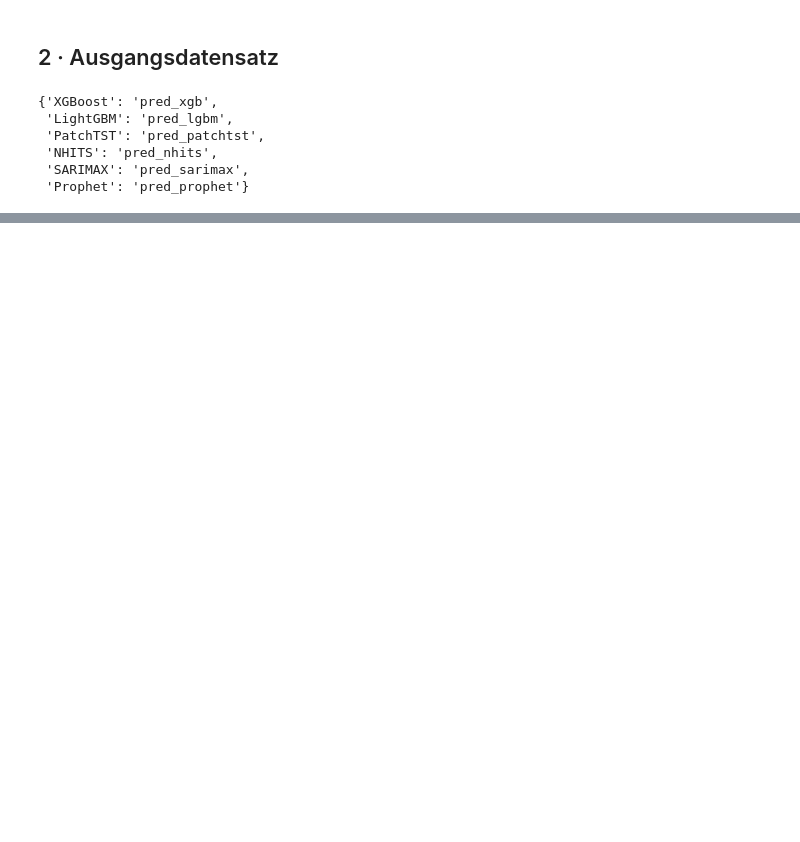
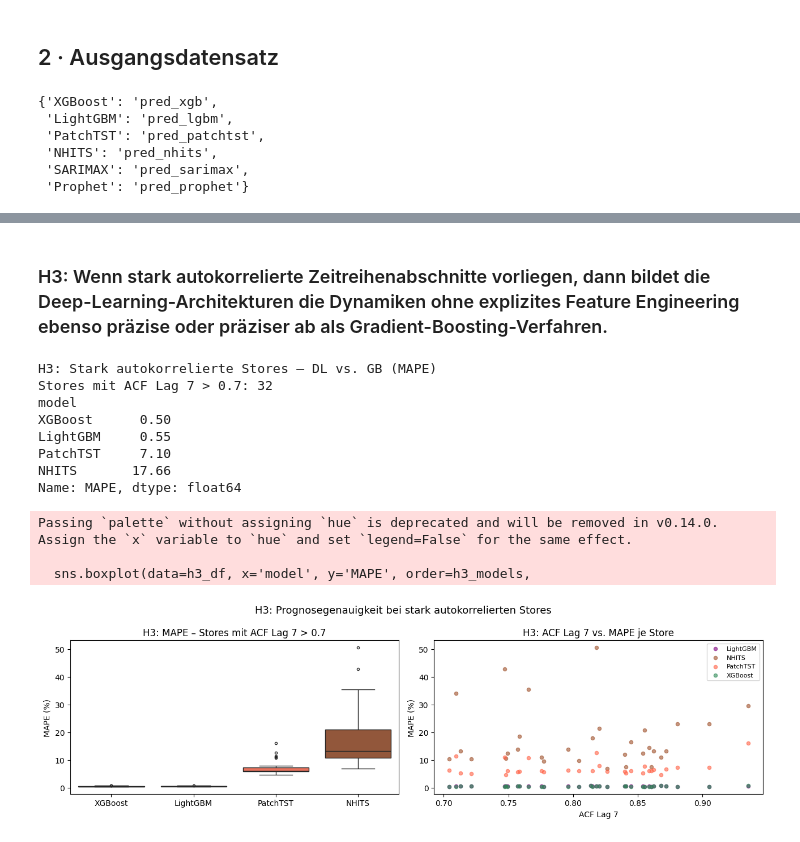
Before and after one commit to MadMax199/E-Commerce-Time-Series-Forecasting, a Jupyter notebook: 04_notebooks/06_hyptohesen_analyse.ipynb, the cells around one changed output, grey strips where cells are left out. Saved outputs shown, nothing was run; the diff lists cells and outputs as text; code cells hidden in the pictures; blank space fills up the shorter version.

```diff
--- a/04_notebooks/06_hyptohesen_analyse.ipynb
+++ b/04_notebooks/06_hyptohesen_analyse.ipynb
@@ -110,0 +284,46 @@ print(summary.sort_values('MAE'))
+# %% [markdown]
+### H3: Wenn stark autokorrelierte Zeitreihenabschnitte vorliegen, dann bildet die Deep-Learning-Architekturen die Dynamiken ohne explizites Feature Engineering ebenso präzise oder präziser ab als Gradient-Boosting-Verfahren.
+# %%
+print('H3: Stark autokorrelierte Stores – DL vs. GB (MAPE)')
+
+high_acf  = metrics_df[metrics_df['acf_lag7'] > 0.7]
+h3_models = ['XGBoost', 'LightGBM', 'PatchTST', 'NHITS']
+h3_df     = high_acf[high_acf['model'].isin(h3_models)]
+
+print(f'Stores mit ACF Lag 7 > 0.7: {high_acf["store_nbr"].nunique()}')
+print(h3_df.groupby('model')['MAPE'].mean().round(2).sort_values())
+
+fig, axes = plt.subplots(1, 2, figsize=(13, 4))
+sns.boxplot(data=h3_df, x='model', y='MAPE', order=h3_models,
+            palette=[MODELL_COLORS[m] for m in h3_models],
+            flierprops={'markersize': 3}, ax=axes[0])
+axes[0].set_title('H3: MAPE – Stores mit ACF Lag 7 > 0.7', fontsize=12)
+axes[0].set_xlabel('')
+axes[0].set_ylabel('MAPE (%)')
+
+# ACF Lag 7 vs. MAPE Scatterplot je Modell
+for model_name, grp in h3_df.groupby('model'):
+    axes[1].scatter(grp['acf_lag7'], grp['MAPE'],
+                    label=model_name, alpha=0.6, s=20,
+                    color=MODELL_COLORS[model_name])
+axes[1].set_title('H3: ACF Lag 7 vs. MAPE je Store', fontsize=12)
+axes[1].set_xlabel('ACF Lag 7')
+axes[1].set_ylabel('MAPE (%)')
+axes[1].legend(fontsize=8)
+
+plt.suptitle('H3: Prognosegenauigkeit bei stark autokorrelierten Stores', fontsize=13)
+plt.tight_layout()
+plt.show()
+# %% [output]
+H3: Stark autokorrelierte Stores – DL vs. GB (MAPE)
+Stores mit ACF Lag 7 > 0.7: 32
+model
+XGBoost      0.50
+LightGBM     0.55
+PatchTST     7.10
+NHITS       17.66
+Name: MAPE, dtype: float64
+Passing `palette` without assigning `hue` is deprecated and will be removed in v0.14.0. Assign the `x` variable to `hue` and set `legend=False` for the same effect.
+
+  sns.boxplot(data=h3_df, x='model', y='MAPE', order=h3_models,
+[figure, added]
```
Also changed, not shown: parts of 18 cells of this notebook, 19 other files.
